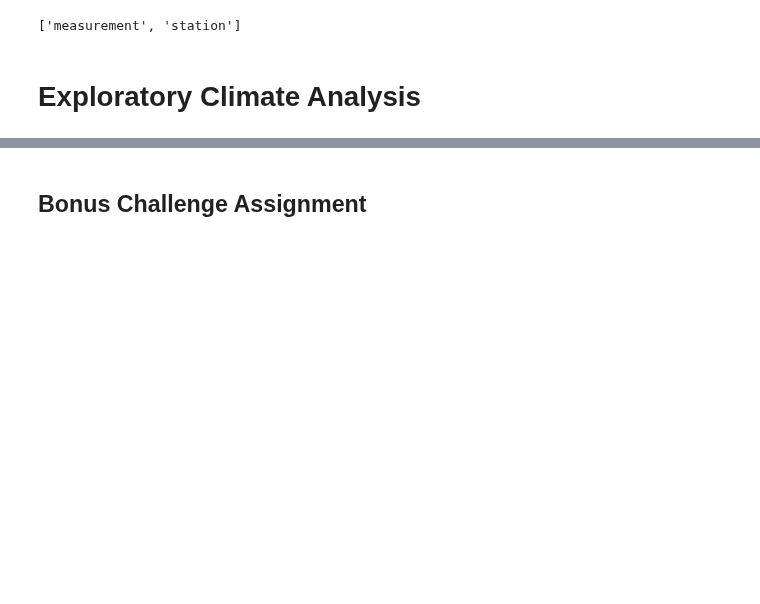
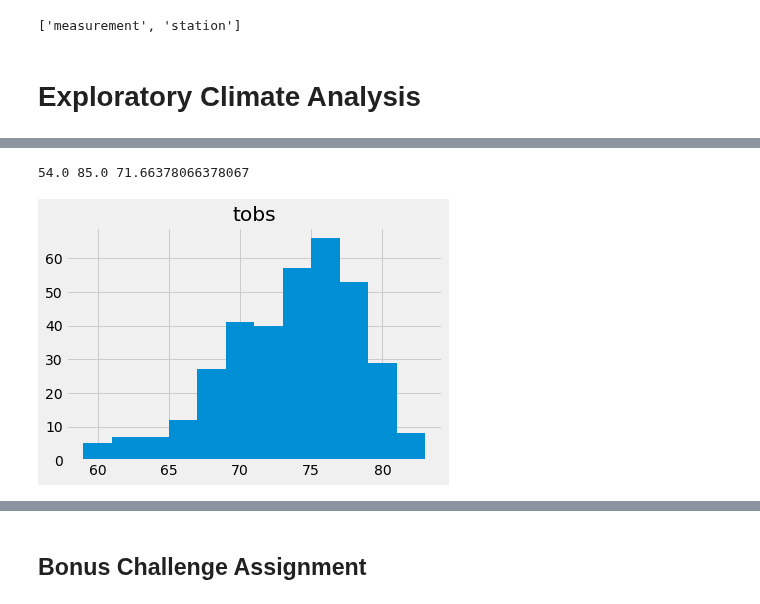
Before and after one commit to nvanlangen/sqlalchemy-challenge, a Jupyter notebook: climate.ipynb, the cells around one changed output, grey strips where cells are left out. Cells and saved outputs as stored; diff of their text form; code cells hidden in the pictures; blank space fills up the shorter version.

```diff
--- a/climate.ipynb
+++ b/climate.ipynb
@@ -84,3 +93,11 @@ Object `pd.DataFrame.order_by` not found.
 # %%
 # What are the most active stations? (i.e. what stations have the most rows)?
 # List the stations and the counts in descending order.
+station_activity=session.query(Measurement.station,Station.name,func.count(Measurement.station).label("station_count")).\
+    filter(Station.station == Measurement.station).\
+    group_by(Measurement.station,Station.name).\
+    order_by(func.count(Measurement.station).desc())
+#    filter(Measurement.date >= min_date ).\
+
+for station in station_activity:
+    print(station.station,station.name,station.station_count)
@@ -87,6 +114,25 @@ Object `pd.DataFrame.order_by` not found.
 # %%
 # Using the station id from the previous query, calculate the lowest temperature recorded,
 # highest temperature recorded, and average temperature of the most active station?
+most_active_station = station_activity[0].station
+
+most_active_stats = session.query(func.min(Measurement.tobs), func.max(Measurement.tobs),func.avg(Measurement.tobs)).\
+    filter(Measurement.station == most_active_station).all()
+#    filter(Measurement.date >= min_date ).\
+
+print(most_active_stats[0][0],most_active_stats[0][1],most_active_stats[0][2])
+# %% [output]
+54.0 85.0 71.66378066378067
 # %%
 # Choose the station with the highest number of temperature observations.
 # Query the last 12 months of temperature observation data for this station and plot the results as a histogram
+most_active = session.query(Measurement.tobs).\
+    filter(Measurement.date >= min_date ).\
+    filter(Measurement.station == most_active_station).all()
+
+temp_df = pd.DataFrame(most_active, columns=['tobs'])
+
+temp_df.hist(bins=12)
+plt.show()
+# %% [output]
+[figure, added]
```
Also changed, not shown: parts of 8 cells of this notebook.
